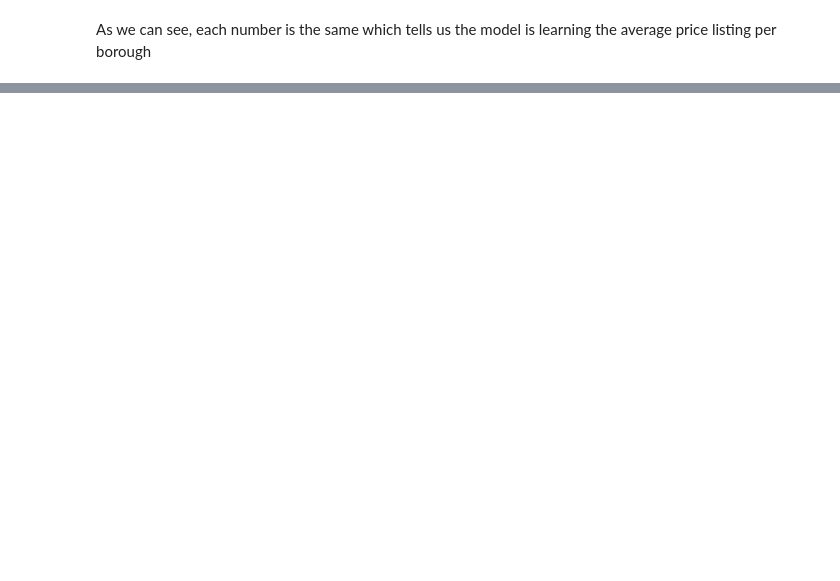
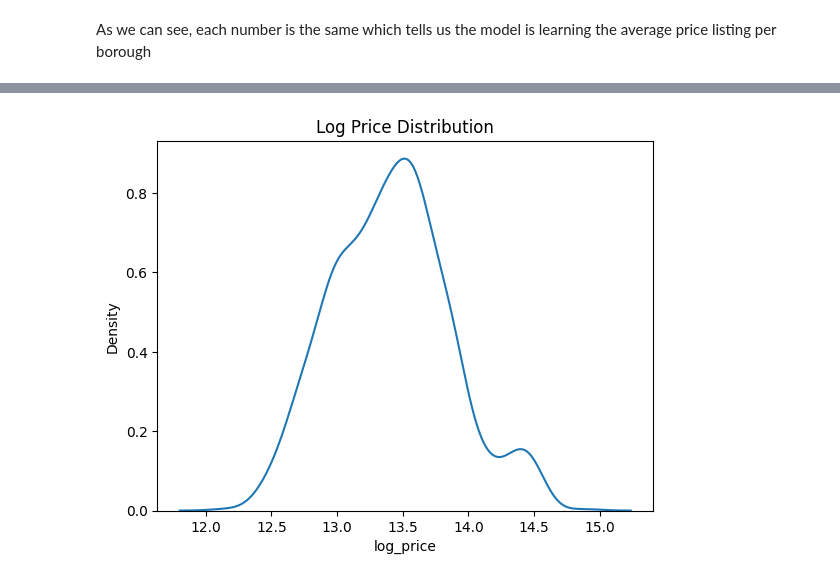
Before and after one commit to Mattcben1/week_8, a Jupyter notebook: Lab_assignment.ipynb, the cells around one changed output, grey strips where cells are left out. Drawn from its saved outputs; the diff is of its cells as text; code cells hidden in the pictures; blank space fills up the shorter version.

```diff
--- a/Lab_assignment.ipynb
+++ b/Lab_assignment.ipynb
@@ -103,0 +392,10 @@ print(comparison)
+# %%
+#creating log price
+df["log_price"] =  np.log(df["Price"])
+
+#Producing a kde plot of our log price
+sns.kdeplot(df["log_price"])
+plt.title("Log Price Distribution")
+plt.show()
+# %% [output]
+[figure, added]
```
Also changed, not shown: parts of 73 cells of this notebook.
